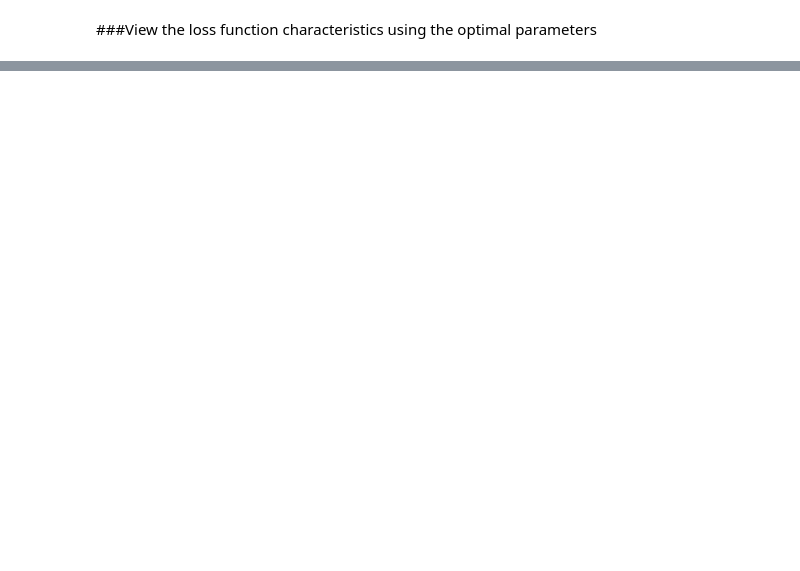
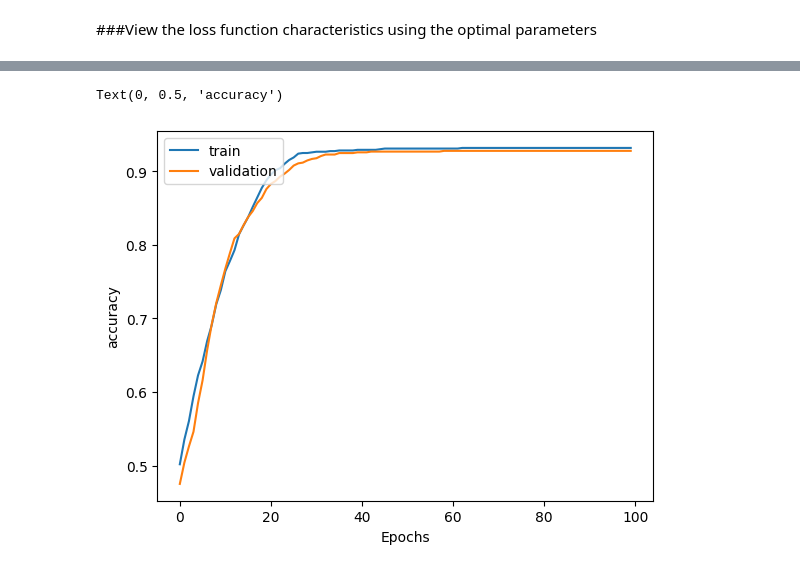
Before and after one commit to cqylin/group3-datathon3, a Jupyter notebook: Final_Code_Group3_Datathon_3.ipynb, the cells around one changed output, grey strips where cells are left out. Drawn from its saved outputs; the diff is of its cells as text; code cells hidden in the pictures; blank space fills up the shorter version.

```diff
--- a/Final_Code_Group3_Datathon_3.ipynb
+++ b/Final_Code_Group3_Datathon_3.ipynb
@@ -1102,0 +1556,14 @@ Text(0, 0.5, 'accuracy')
+# %%
+# Plot training and validation accuracy over epochs
+plt.plot([i for i in range(len(train_accuracy_list))], train_accuracy_list, label="train")
+plt.plot([i for i in range(len(validation_accuracy_list))], validation_accuracy_list, label="validation")
+plt.legend(loc="upper left")
+plt.xlabel('Epochs')
+plt.ylabel('accuracy')
+
+#It seems as though it hasnt not reached an optimal level even with a very low learning rate; may require more epochs?
+#There isn't evidence of overfitting or the learning rate being too high
+#The validation seems to better than the training data, which makes no sense
+# %% [output]
+Text(0, 0.5, 'accuracy')
+[figure, added]
```
Also changed, not shown: parts of 16 cells of this notebook.
